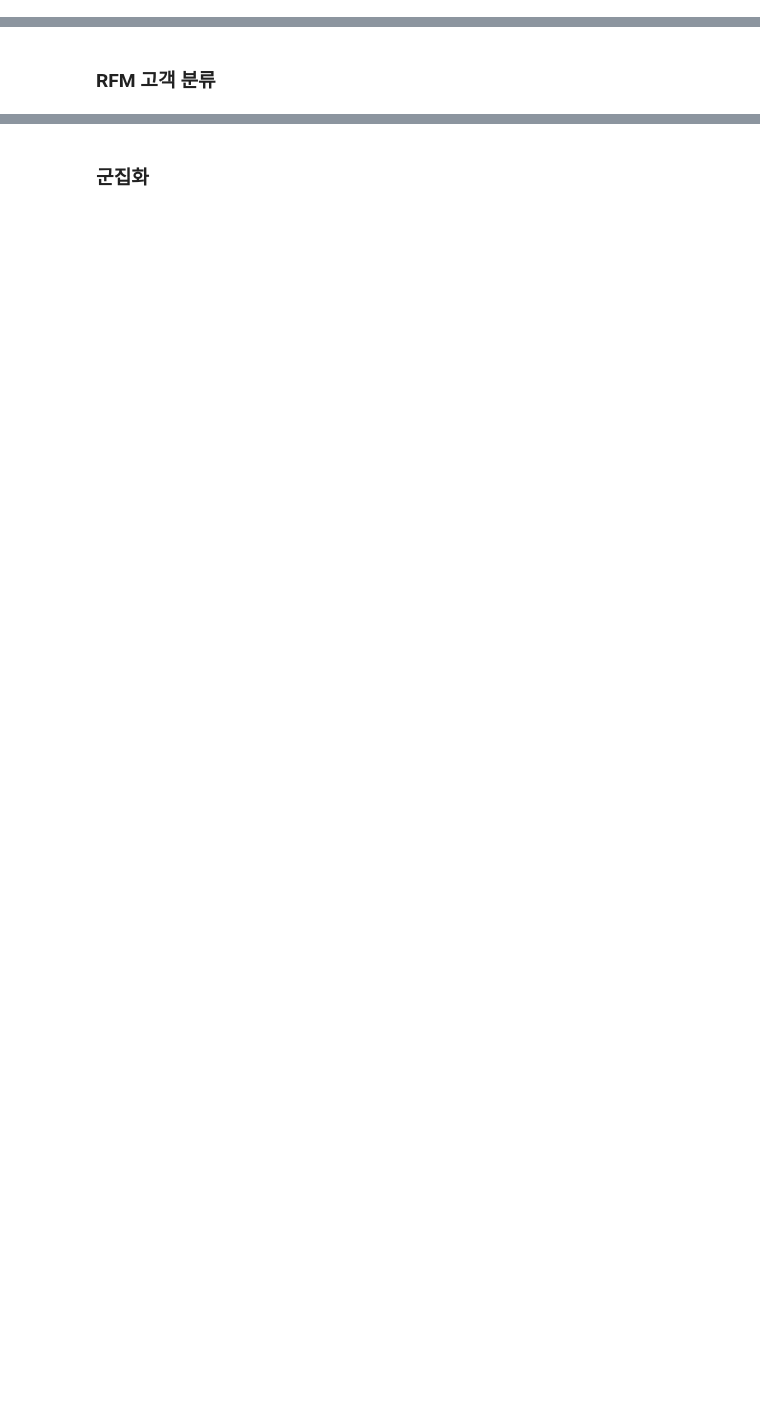
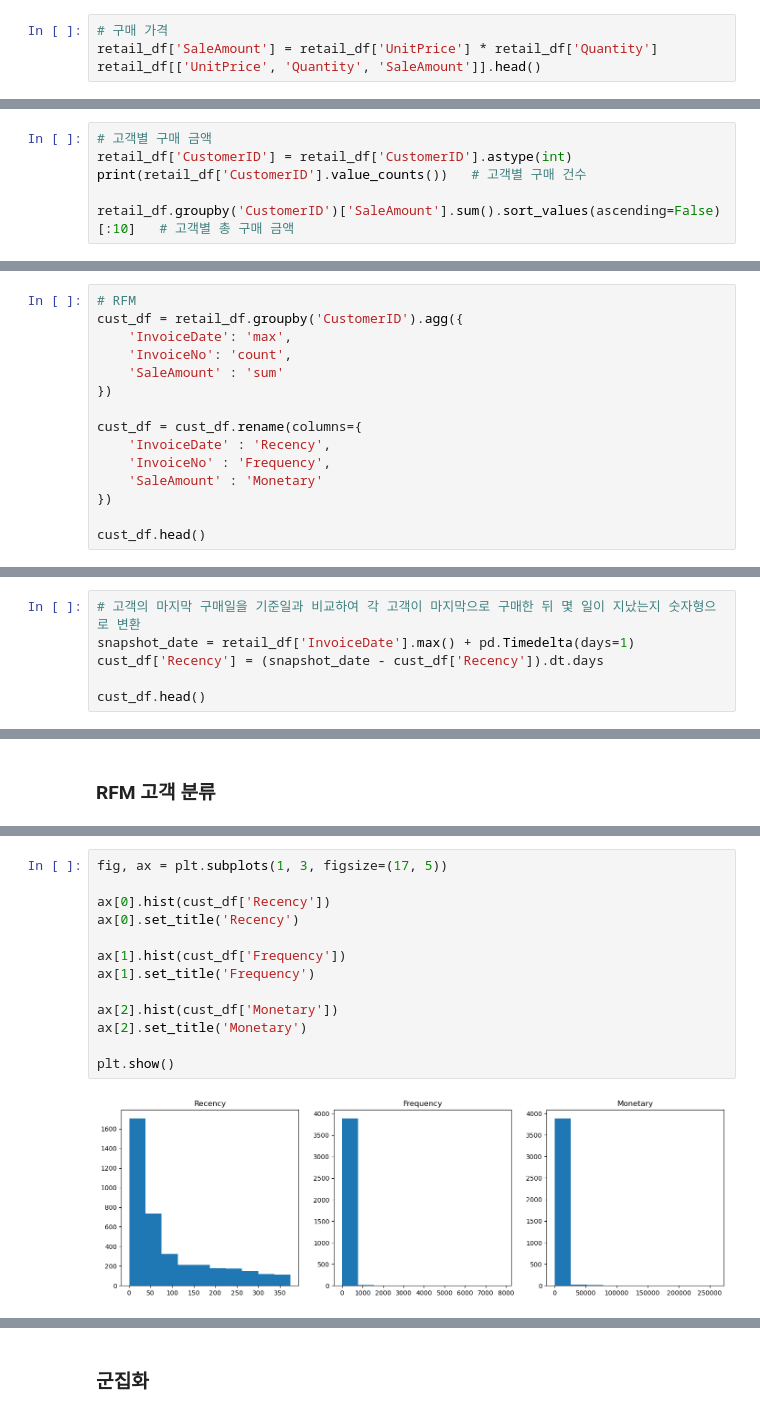
Before and after one commit to j-ai-616/05_machine_learning, a Jupyter notebook: 08_clustering/03_rfm_customer_segmentation.ipynb, the cells around one changed output, grey strips where cells are left out. Cells and saved outputs as stored; diff of their text form; blank space fills up the shorter version.

```diff
--- a/08_clustering/03_rfm_customer_segmentation.ipynb
+++ b/08_clustering/03_rfm_customer_segmentation.ipynb
@@ -95,3 +171,7 @@ retail_df.describe()
 - Recency: 최근 구매일기준
 - Frequency: 고객별 구매건수
 - Monetary Value: 총구매가격 (단위가격 * 수량)
+# %%
+# 구매 가격
+retail_df['SaleAmount'] = retail_df['UnitPrice'] * retail_df['Quantity']
+retail_df[['UnitPrice', 'Quantity', 'SaleAmount']].head()
@@ -97,0 +185,6 @@ retail_df.describe()
+# %%
+# 고객별 구매 금액
+retail_df['CustomerID'] = retail_df['CustomerID'].astype(int)
+print(retail_df['CustomerID'].value_counts())   # 고객별 구매 건수
+
+retail_df.groupby('CustomerID')['SaleAmount'].sum().sort_values(ascending=False)[:10]   # 고객별 총 구매 금액
@@ -97,0 +217,15 @@ retail_df.describe()
+# %%
+# RFM
+cust_df = retail_df.groupby('CustomerID').agg({
+    'InvoiceDate': 'max',
+    'InvoiceNo': 'count',
+    'SaleAmount' : 'sum'
+})
+
+cust_df = cust_df.rename(columns={
+    'InvoiceDate' : 'Recency',
+    'InvoiceNo' : 'Frequency',
+    'SaleAmount' : 'Monetary'
+})
+
+cust_df.head()
@@ -97,0 +240,6 @@ retail_df.describe()
+# %%
+# 고객의 마지막 구매일을 기준일과 비교하여 각 고객이 마지막으로 구매한 뒤 몇 일이 지났는지 숫자형으로 변환
+snapshot_date = retail_df['InvoiceDate'].max() + pd.Timedelta(days=1)
+cust_df['Recency'] = (snapshot_date - cust_df['Recency']).dt.days
+
+cust_df.head()
@@ -99,0 +269,15 @@ retail_df.describe()
+# %%
+fig, ax = plt.subplots(1, 3, figsize=(17, 5))
+
+ax[0].hist(cust_df['Recency'])
+ax[0].set_title('Recency')
+
+ax[1].hist(cust_df['Frequency'])
+ax[1].set_title('Frequency')
+
+ax[2].hist(cust_df['Monetary'])
+ax[2].set_title('Monetary')
+
+plt.show()
+# %% [output]
+[figure, added]
```
Also changed, not shown: parts of 19 cells of this notebook, 1 other file.
